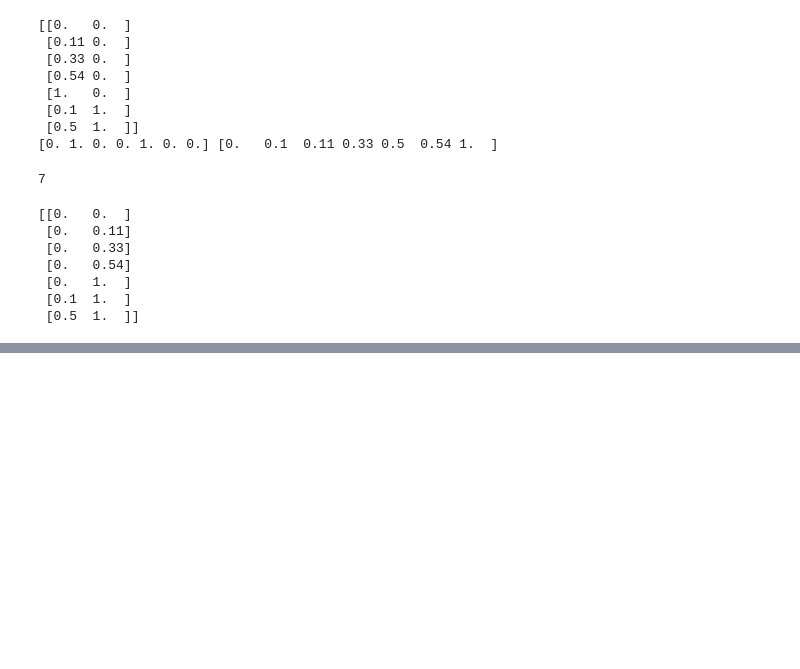
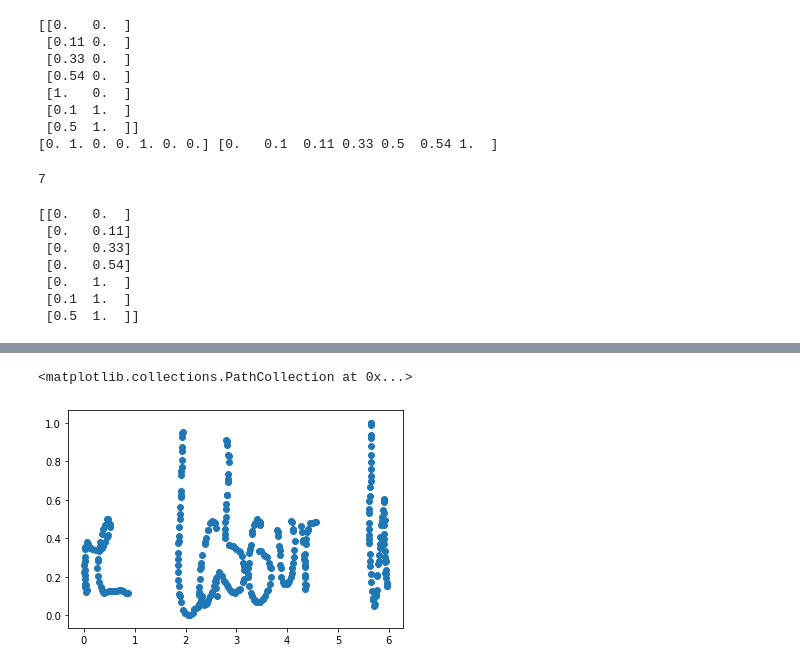
Before and after one commit to emrysshevek/simple_hwr, a Jupyter notebook: hwr_utils/testing/Stroke - RESAMPLE.ipynb, the cells around one changed output, grey strips where cells are left out. Cells and saved outputs as stored; diff of their text form; code cells hidden in the pictures; blank space fills up the shorter version.

```diff
--- a/hwr_utils/testing/Stroke - RESAMPLE.ipynb
+++ b/hwr_utils/testing/Stroke - RESAMPLE.ipynb
@@ -133,0 +236,5 @@ print(time)
+# %%
+plt.scatter(gt[:,0], gt[:,1,])
+# %% [output]
+<matplotlib.collections.PathCollection at 0x...>
+[figure, added]
```
Also changed, not shown: parts of 13 cells of this notebook, 4 other files.
